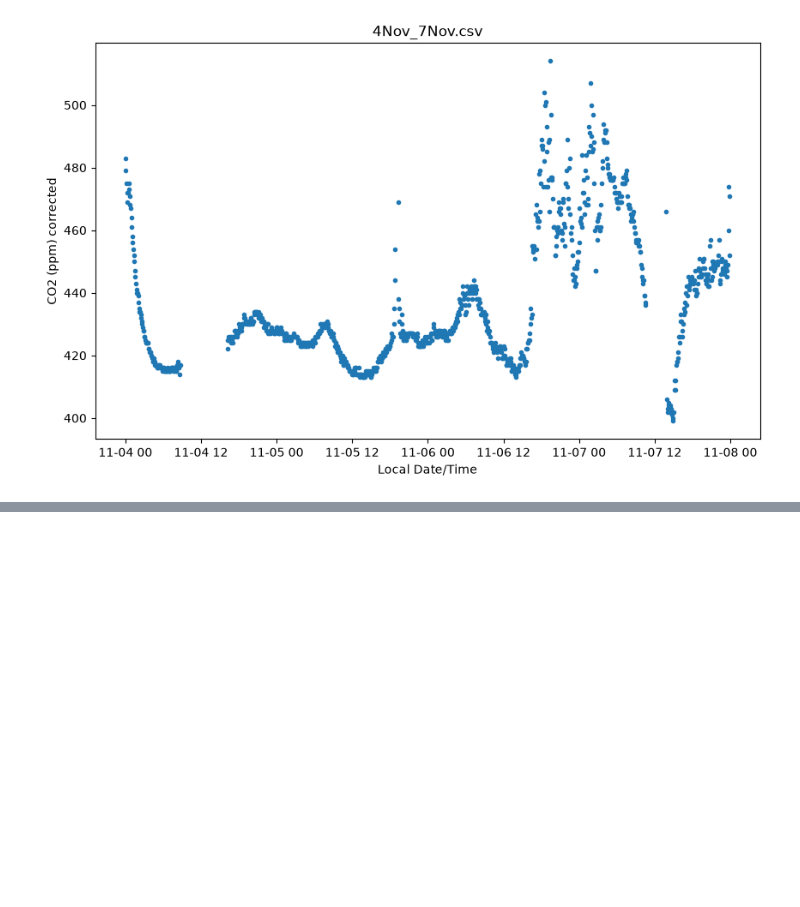
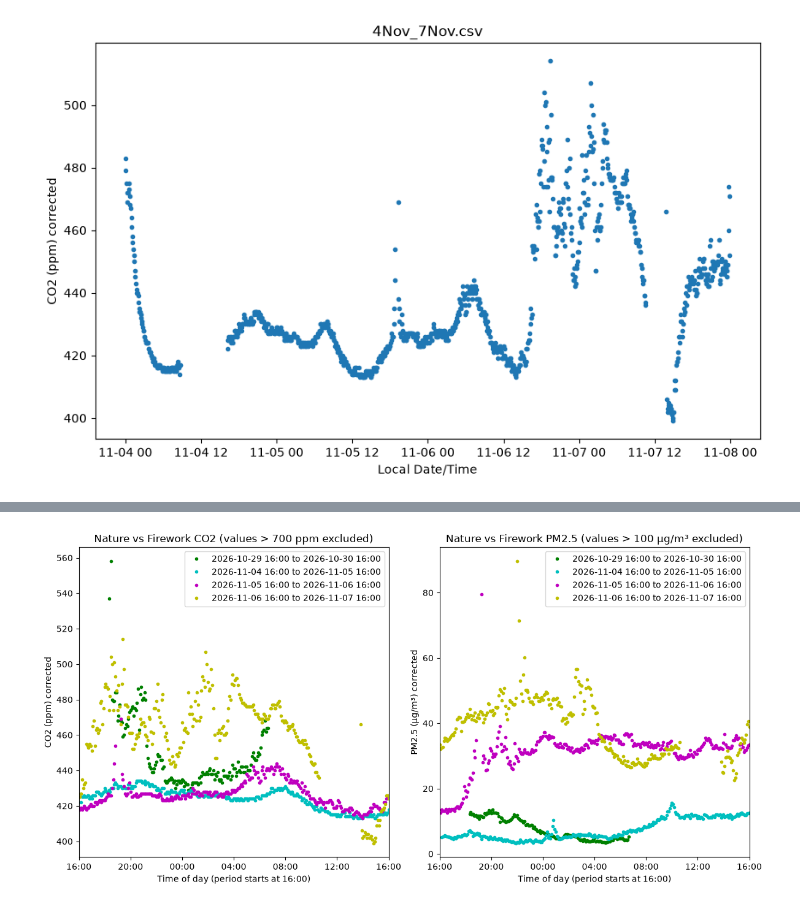
Before and after one commit to lindaccyy-stack/EDAAi, a Jupyter notebook: data_analysis.ipynb, the cells around one changed output, grey strips where cells are left out. Drawn from its saved outputs; the diff is of its cells as text; code cells hidden in the pictures; blank space fills up the shorter version.

```diff
--- a/data_analysis.ipynb
+++ b/data_analysis.ipynb
@@ -122,0 +140,59 @@ plt.show()
+# %%
+# figure 5 - CO2 (left) and PM2.5 (right)
+nature_periods = [
+    ('2026-10-29 16:00', '2026-10-30 16:00'),
+    ('2026-11-04 16:00', '2026-11-05 16:00'),
+    ('2026-11-05 16:00', '2026-11-06 16:00'),
+    ('2026-11-06 16:00', '2026-11-07 16:00'),
+]
+
+colors = ['g', 'c', 'm', 'y']
+fig, (ax_co2, ax_pm25) = plt.subplots(1, 2, figsize=(12, 6))
+
+for i, (start, end) in enumerate(nature_periods):
+    for f in files:
+        data = pd.read_csv(f)
+        data['Local Date/Time'] = pd.to_datetime(data['Local Date/Time'])
+        mask = (data['Local Date/Time'] >= start) & (data['Local Date/Time'] <= end)
+        zoom_data = data.loc[mask]
+
+        co2_data = zoom_data[zoom_data['CO2 (ppm) corrected'] <= 700].copy()
+        if not co2_data.empty:
+            co2_data['Elapsed Time'] = (
+                co2_data['Local Date/Time'] - pd.to_datetime(start)
+            ).dt.total_seconds() / 3600
+            ax_co2.plot(
+                co2_data['Elapsed Time'],
+                co2_data['CO2 (ppm) corrected'],
+                '.', color=colors[i], label=f'{start} to {end}'
+            )
+
+        pm25_data = zoom_data[zoom_data['PM2.5 (μg/m³) corrected'] <= 100].copy()
+        if not pm25_data.empty:
+            pm25_data['Elapsed Time'] = (
+                pm25_data['Local Date/Time'] - pd.to_datetime(start)
+            ).dt.total_seconds() / 3600
+            ax_pm25.plot(
+                pm25_data['Elapsed Time'],
+                pm25_data['PM2.5 (μg/m³) corrected'],
+                '.', color=colors[i], label=f'{start} to {end}'
+            )
+
+for ax in (ax_co2, ax_pm25):
+    ax.set_xlim(0, 24)
+    ax.set_xticks(range(0, 25, 4))
+    ax.xaxis.set_major_formatter(FuncFormatter(elapsed_to_clock_time))
+    ax.set_xlabel('Time of day (period starts at 16:00)')
+
+ax_co2.set_ylabel('CO2 (ppm) corrected')
+ax_co2.set_title('Nature vs Firework CO2 (values > 700 ppm excluded)')
+ax_co2.legend()
+
+ax_pm25.set_ylabel('PM2.5 (μg/m³) corrected')
+ax_pm25.set_title('Nature vs Firework PM2.5 (values > 100 μg/m³ excluded)')
+ax_pm25.legend()
+
+fig.tight_layout()
+plt.show()
+# %% [output]
+[figure, added]
```
Also changed, not shown: parts of 4 cells of this notebook.
